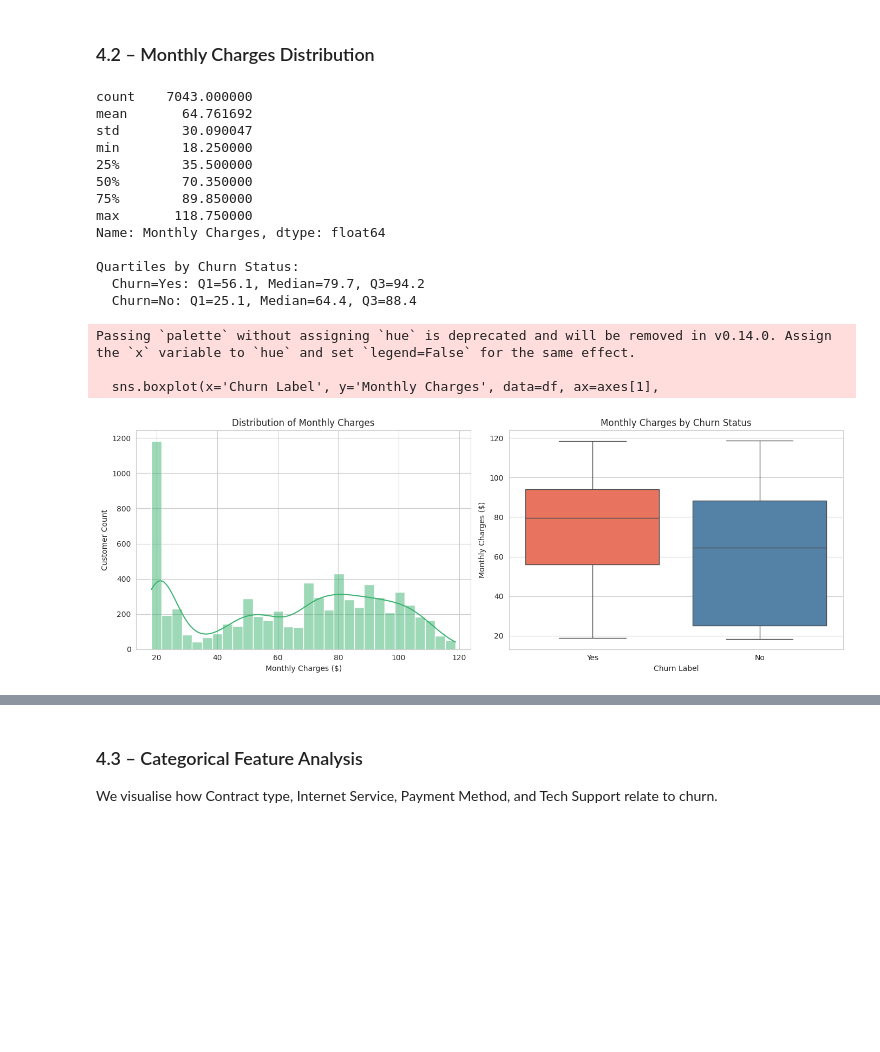
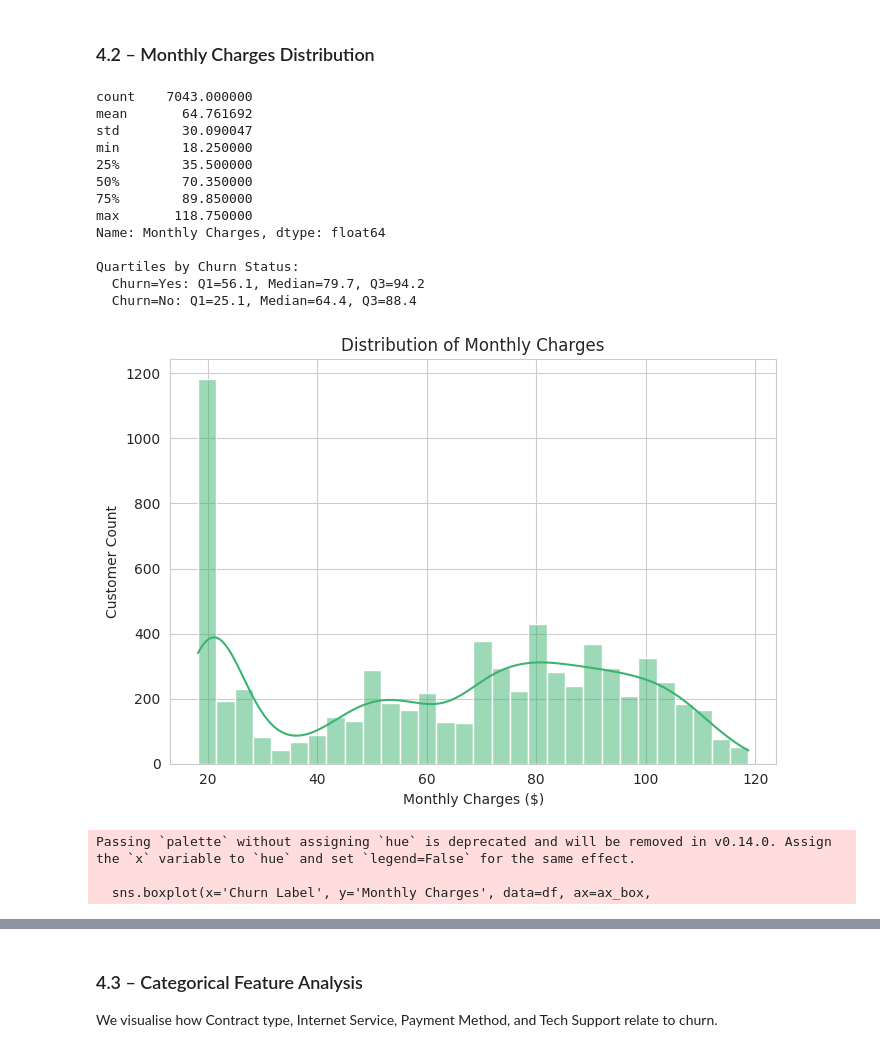
Before and after one commit to Rishabh-8755/CUSTOMER-SEGMENTATION-PROJECT, a Jupyter notebook: Telco_Churn_Analysis_XGBoost (1).ipynb, the cells around one changed output, grey strips where cells are left out. Saved outputs shown, nothing was run; the diff lists cells and outputs as text; code cells hidden in the pictures; blank space fills up the shorter version.

```diff
--- a/Telco_Churn_Analysis_XGBoost (1).ipynb
+++ b/Telco_Churn_Analysis_XGBoost (1).ipynb
@@ -178,41 +183,44 @@ Passing `palette` without assigning `hue` is deprecated and will be removed in v
 # %%
 print(df['Monthly Charges'].describe())
 print()
 print("Quartiles by Churn Status:")
 for label in ['Yes', 'No']:
     q = df[df['Churn Label'] == label]['Monthly Charges'].quantile([0.25, 0.5, 0.75])
     print(f"  Churn={label}: Q1={q[0.25]:.1f}, Median={q[0.5]:.1f}, Q3={q[0.75]:.1f}")
 
-fig, axes = plt.subplots(1, 2, figsize=(14, 5))
-
-sns.histplot(df['Monthly Charges'], bins=30, kde=True, ax=axes[0], color='mediumseagreen')
-axes[0].set_title('Distribution of Monthly Charges')
-axes[0].set_xlabel('Monthly Charges ($)')
-axes[0].set_ylabel('Customer Count')
-
-sns.boxplot(x='Churn Label', y='Monthly Charges', data=df, ax=axes[1],
-            palette={'No': 'steelblue', 'Yes': 'tomato'})
-axes[1].set_title('Monthly Charges by Churn Status')
-axes[1].set_xlabel('Churn Label')
-axes[1].set_ylabel('Monthly Charges ($)')
-
+# Plot 1: Histogram
+fig_hist, ax_hist = plt.subplots(figsize=(7, 5))
+sns.histplot(df['Monthly Charges'], bins=30, kde=True, ax=ax_hist, color='mediumseagreen')
+ax_hist.set_title('Distribution of Monthly Charges')
+ax_hist.set_xlabel('Monthly Charges ($)')
+ax_hist.set_ylabel('Customer Count')
 plt.tight_layout()
 plt.show()
+
+# Plot 2: Box plot by churn
+fig_box, ax_box = plt.subplots(figsize=(7, 5))
+sns.boxplot(x='Churn Label', y='Monthly Charges', data=df, ax=ax_box,
+            palette={'No': 'steelblue', 'Yes': 'tomato'})
+ax_box.set_title('Monthly Charges by Churn Status')
+ax_box.set_xlabel('Churn Label')
+ax_box.set_ylabel('Monthly Charges ($)')
+plt.tight_layout()
+plt.show()
 # %% [output]
 count    7043.000000
 mean       64.761692
 std        30.090047
 min        18.250000
 25%        35.500000
 50%        70.350000
 75%        89.850000
 max       118.750000
 Name: Monthly Charges, dtype: float64
 
 Quartiles by Churn Status:
   Churn=Yes: Q1=56.1, Median=79.7, Q3=94.2
   Churn=No: Q1=25.1, Median=64.4, Q3=88.4
+[figure, new version]
 Passing `palette` without assigning `hue` is deprecated and will be removed in v0.14.0. Assign the `x` variable to `hue` and set `legend=False` for the same effect.
 
-  sns.boxplot(x='Churn Label', y='Monthly Charges', data=df, ax=axes[1],
+  sns.boxplot(x='Churn Label', y='Monthly Charges', data=df, ax=ax_box,
-[figure, old version]
```
Also changed, not shown: parts of 8 cells of this notebook.
